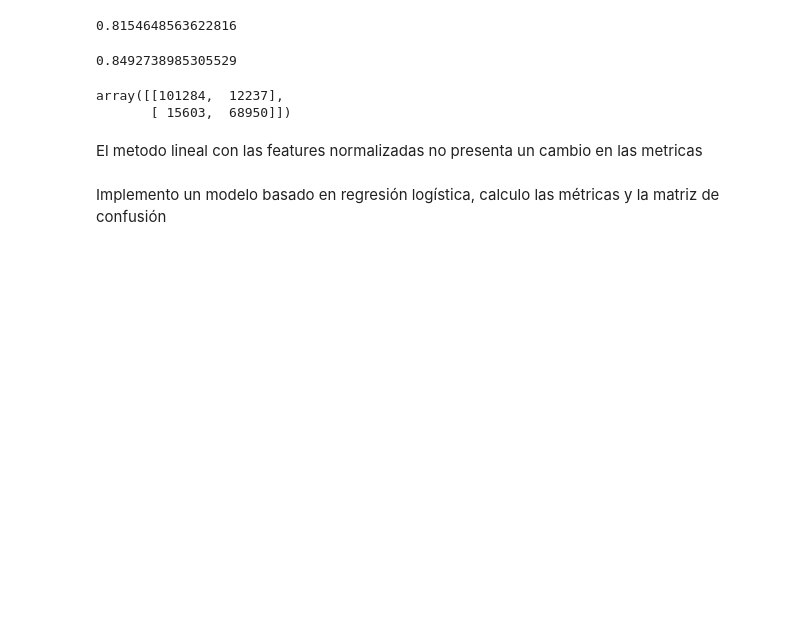
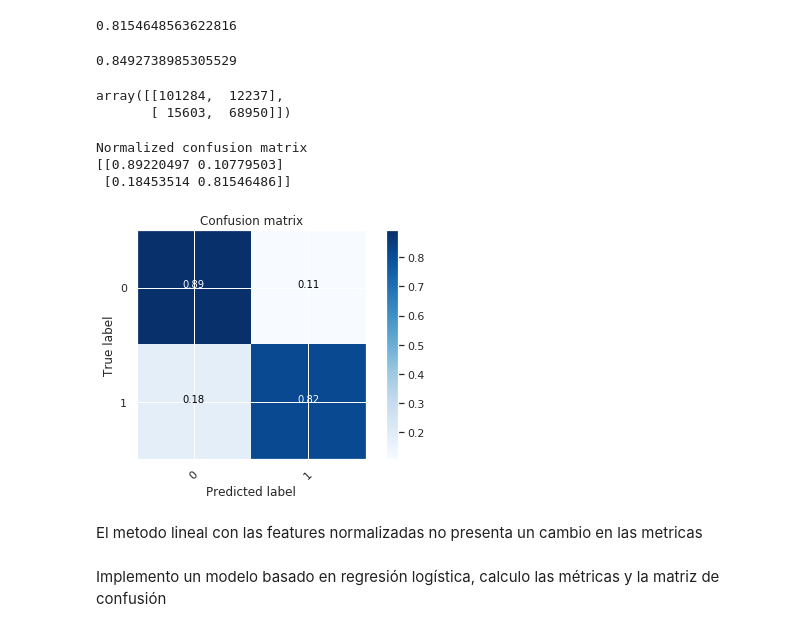
Before and after one commit to manquius/series_temporales, a Jupyter notebook: practico3_isa.ipynb, the cells around one changed output. Drawn from its saved outputs; the diff is of its cells as text; code cells hidden in the pictures; blank space fills up the shorter version.

```diff
--- a/practico3_isa.ipynb
+++ b/practico3_isa.ipynb
@@ -492,6 +651,13 @@ confusion_matrix(y_test, y_pred_lin)
 # %% [output]
 array([[101284,  12237],
        [ 15603,  68950]])
+# %%
+plot_confusion_matrix(confusion_matrix(y_test, y_pred_lin),[0,1], normalize = True)
+# %% [output]
+Normalized confusion matrix
+[[0.89220497 0.10779503]
+ [0.18453514 0.81546486]]
+[figure, added]
 # %% [markdown]
 El metodo lineal con las features normalizadas no presenta un cambio en las metricas
 # %% [markdown]
```
Also changed, not shown: parts of 34 cells of this notebook.
